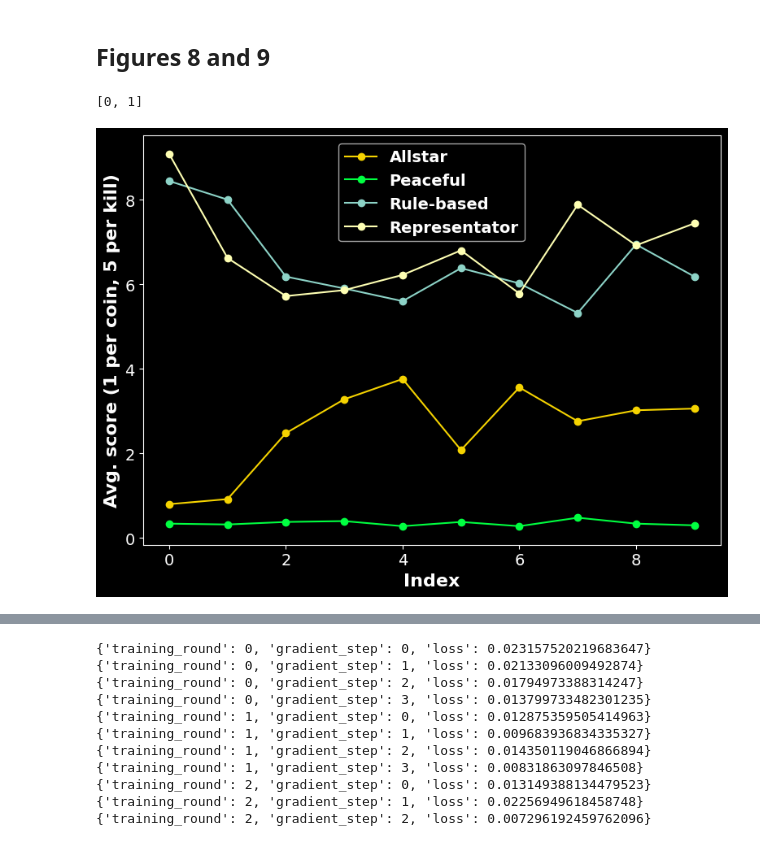
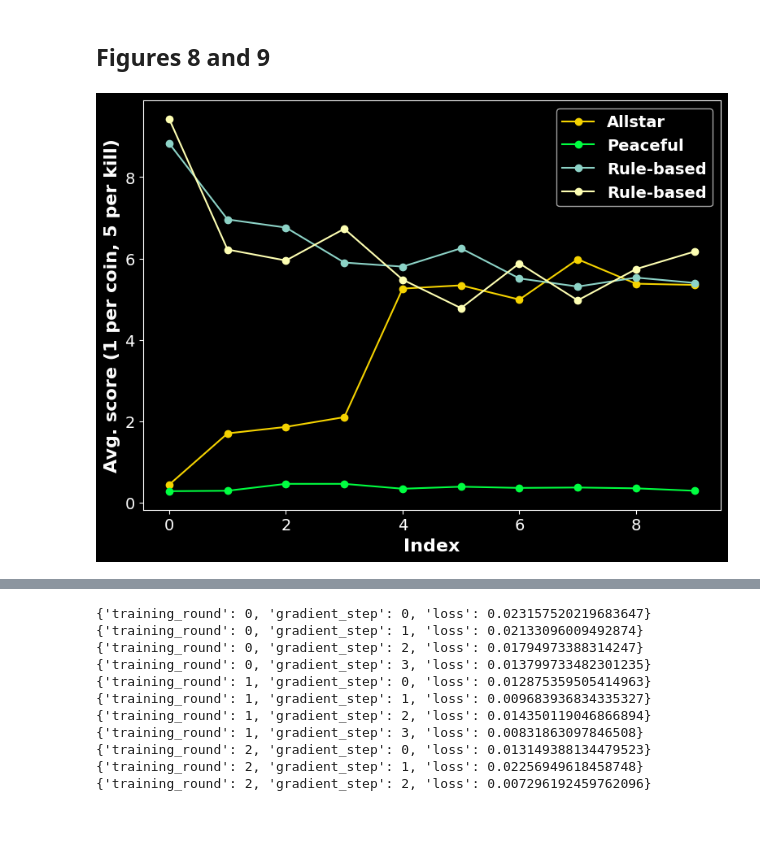
Before and after one commit to KunkelAlexander/bomberman_rl, a Jupyter notebook: post_2.ipynb, the cells around one changed output, grey strips where cells are left out. Cells and saved outputs as stored; diff of their text form; code cells hidden in the pictures.

Commit message:
CNN pretraining gives rule-based performance

```diff
--- a/post_2.ipynb
+++ b/post_2.ipynb
@@ -430,4 +424,0 @@ c6, t6 = load_q_visits_snapshots("agent_code/cnn_allstar/snapshots/dicts", agent
-# %%
-c3
-# %% [output]
-[0, 1]
@@ -434,3 +431,9 @@ c3
+# %%
+
+c3, t3 = load_q_visits_snapshots("agent_code/cnn_allstar_duel/dicts", agent="cnn_allstar_duel")
+c4, t4 = load_q_visits_snapshots("agent_code/cnn_allstar_duel/dicts", agent="peaceful_agent")
+c5, t5 = load_q_visits_snapshots("agent_code/cnn_allstar_duel/dicts", agent="rule_based_agent")
+c6, t6 = load_q_visits_snapshots("agent_code/cnn_allstar_duel/dicts", agent="tq_representator")
 # %%
 
 import matplotlib.pyplot as plt
@@ -450,34 +453,34 @@ neon_colors = [
     '#F5D300',  # Allstar - neon yellow
     '#00FF41',  # Rule-based agent - neon green (only for second plot)
 ]
 
 
 plt.rcParams.update({
     "font.family": "sans-serif",
     "font.sans-serif": ["DejaVu Sans"],  # Or any available sans-serif font
     "font.size": 14,                     # Base font size
     "axes.labelweight": "bold",         # Make axis labels bold
     "axes.titlesize": 16,               # Title font size if used
     "axes.labelsize": 16,               # Axis label size
     "legend.fontsize": 14,              # Legend font size
     "legend.title_fontsize": 14,        # Legend title size (if used)
 })
 
 # ----------- Plot 1: Average evaluation score ------------
 plt.figure(figsize=(8, 6))
 
 # Final visible lines with labels
 plt.plot(c3, t3, label="Allstar", c=neon_colors[2], marker='o')
 plt.plot(c4, t4, label="Peaceful", c=neon_colors[3], marker='o')
 plt.plot(c5, t5, label="Rule-based", marker='o')
-plt.plot(c6, t6, label="Representator", marker='o')
+plt.plot(c6, t6, label="Rule-based", marker='o')
 
 plt.xlabel("Index")
 plt.ylabel("Avg. score (1 per coin, 5 per kill)")
 plt.legend(prop=dict(weight='bold'))
 plt.tight_layout()
 plt.show()
 # %% [output]
-[figure, old version]
+[figure, new version]
 # %% [markdown]
 ![image.png](attachment:image.png)
```
Also changed, not shown: parts of 7 cells of this notebook, 11 other files.
